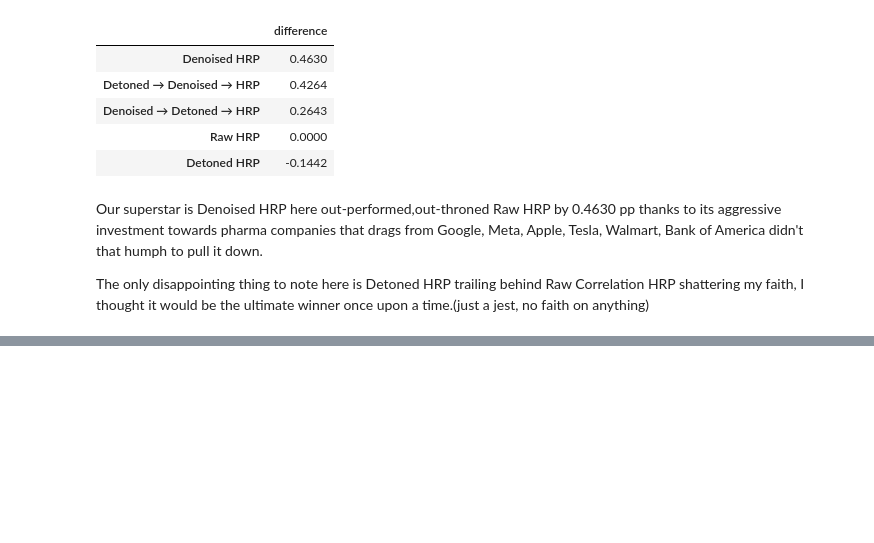
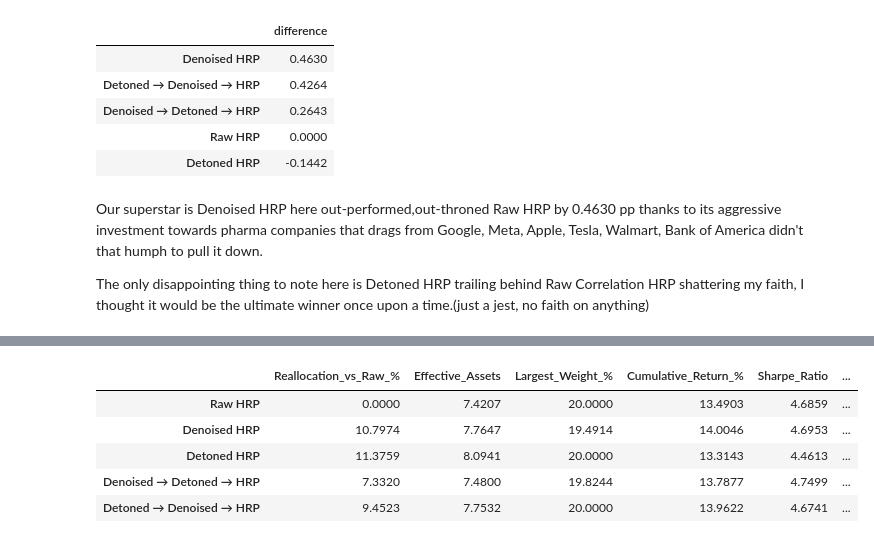
Before and after one commit to George7531/Portfolio_Management, a Jupyter notebook: Group_19296_MScFE_652_Portfolio_Management_Project_2.ipynb, the cells around one changed output, grey strips where cells are left out. Drawn from its saved outputs; the diff is of its cells as text; code cells hidden in the pictures; blank space fills up the shorter version.

Commit message:
final step on 6 is complete

```diff
--- a/Group_19296_MScFE_652_Portfolio_Management_Project_2.ipynb
+++ b/Group_19296_MScFE_652_Portfolio_Management_Project_2.ipynb
@@ -1887,0 +1899,42 @@ The only disappointing thing to note here is Detoned HRP trailing behind Raw Cor
+# %%
+# raw weights as our baseline
+raw_weights = weights.loc['Raw HRP'].to_numpy()
+
+complexity_table = pd.DataFrame(index=weights.index)
+
+complexity_table['Reallocation_vs_Raw_%'] = [
+    100 * 0.5 * np.abs(
+        weights.loc[name].to_numpy() - raw_weights
+    ).sum()
+    for name in weights.index
+]
+
+complexity_table['Effective_Assets'] = [
+    1 / np.sum(weights.loc[name].to_numpy()**2)
+    for name in weights.index
+]
+
+complexity_table['Largest_Weight_%'] = (
+    weights.max(axis=1) * 100
+)
+
+complexity_table['Cumulative_Return_%'] = (
+    step6_metrics.loc[weights.index, 'Cumulative_Return'] * 100
+)
+
+complexity_table['Sharpe_Ratio'] = (
+    step6_metrics.loc[weights.index, 'Sharpe_Ratio']
+)
+
+complexity_table['CVaR_95_%'] = (
+    step6_metrics.loc[weights.index, 'CVaR_95'] * 100
+)
+
+display(complexity_table.round(4))
+# %% [output]
+|  | Reallocation_vs_Raw_% | Effective_Assets | Largest_Weight_% | Cumulative_Return_% | Sharpe_Ratio | ... |
+| Raw HRP | 0.0000 | 7.4207 | 20.0000 | 13.4903 | 4.6859 | ... |
+| Denoised HRP | 10.7974 | 7.7647 | 19.4914 | 14.0046 | 4.6953 | ... |
+| Detoned HRP | 11.3759 | 8.0941 | 20.0000 | 13.3143 | 4.4613 | ... |
+| Denoised → Detoned → HRP | 7.3320 | 7.4800 | 19.8244 | 13.7877 | 4.7499 | ... |
+| Detoned → Denoised → HRP | 9.4523 | 7.7532 | 20.0000 | 13.9622 | 4.6741 | ... |
```
Also changed, not shown: parts of 8 cells of this notebook.
